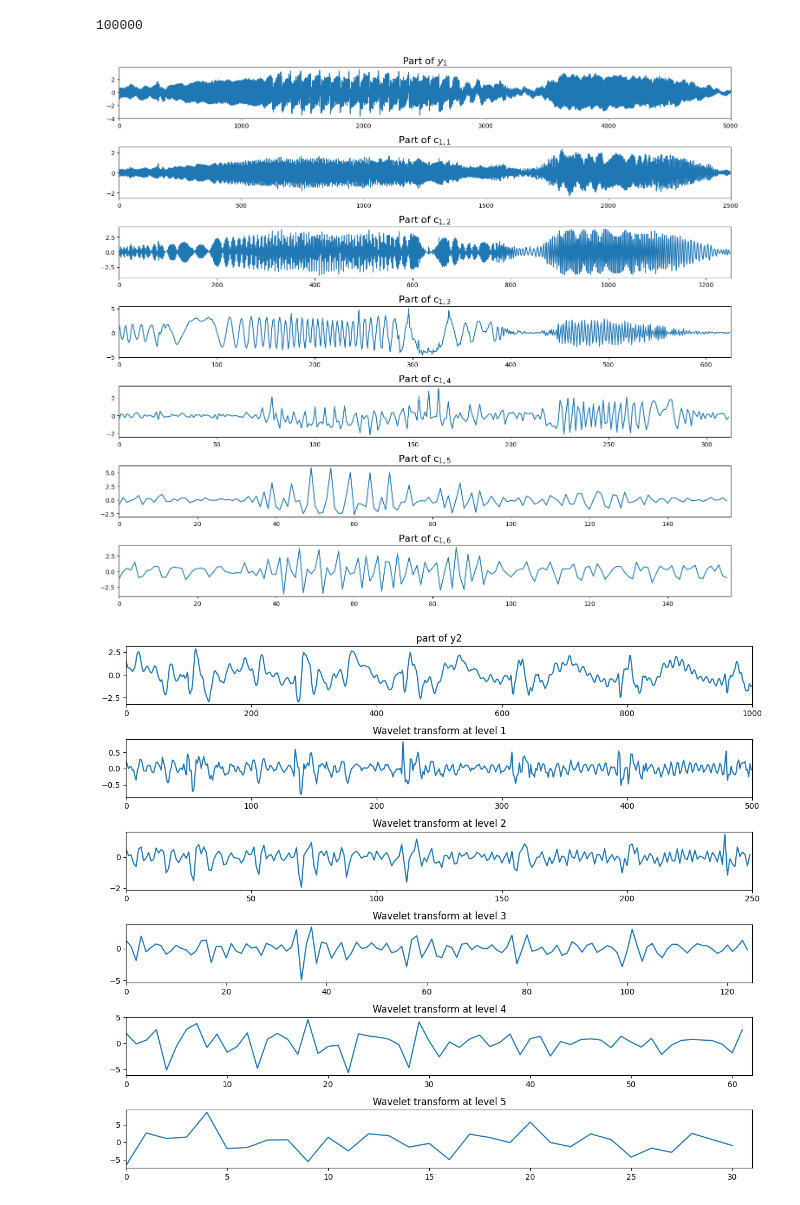
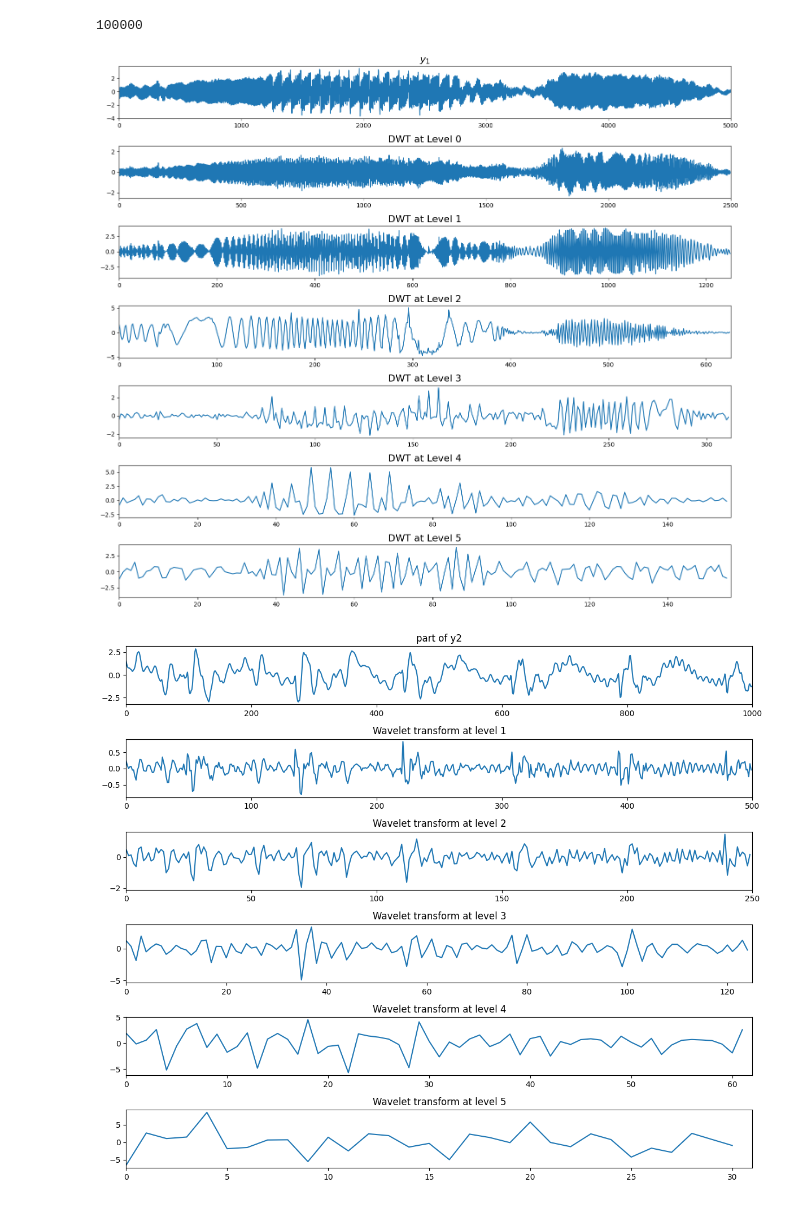
Before and after one commit to danielchoi1115/comp-coursework, a Jupyter notebook: MATH4992/blind source separation.ipynb, the cells around one changed output. Cells and saved outputs as stored; diff of their text form; code cells hidden in the pictures.

```diff
--- a/MATH4992/blind source separation.ipynb
+++ b/MATH4992/blind source separation.ipynb
@@ -109,29 +109,29 @@ len(y[:,0])
 # %%
 plt.figure(figsize = (15,13))
 
 start = 0.7
 end = 0.75
 l = int(len(y[:,0])*start)
 r = int(len(y[:,0])*end)
 plt.subplot(len(coef_a)+1, 1, 1)
 plt.plot(y[:,0][l:r])
 plt.xlim(0, r-l)
-plt.title(f"Part of $y_1$", fontsize=16)
+plt.title(f"$y_1$", fontsize=16)
 
 for i, c in enumerate(reversed(coef_a)):
     if i==len(coef_a):
         continue
     l = int(len(c)*start)
     r = int(len(c)*end)
     plt.subplot(len(coef_a)+1, 1, i+2)
     plt.plot(c[l:r])
     plt.xlim(0, r-l)
-    plt.title("Part of c$_{1,%s}$" % str(i+1), fontsize=16)
+    plt.title("DWT at Level %s" % (str(i)), fontsize=16)
 
 
 plt.tight_layout()
 # %% [output]
-[figure, old version]
+[figure, new version]
 # %%
 plt.figure(figsize = (12,10))
 start = 0.605
```
Also changed, not shown: parts of 4 cells of this notebook.
